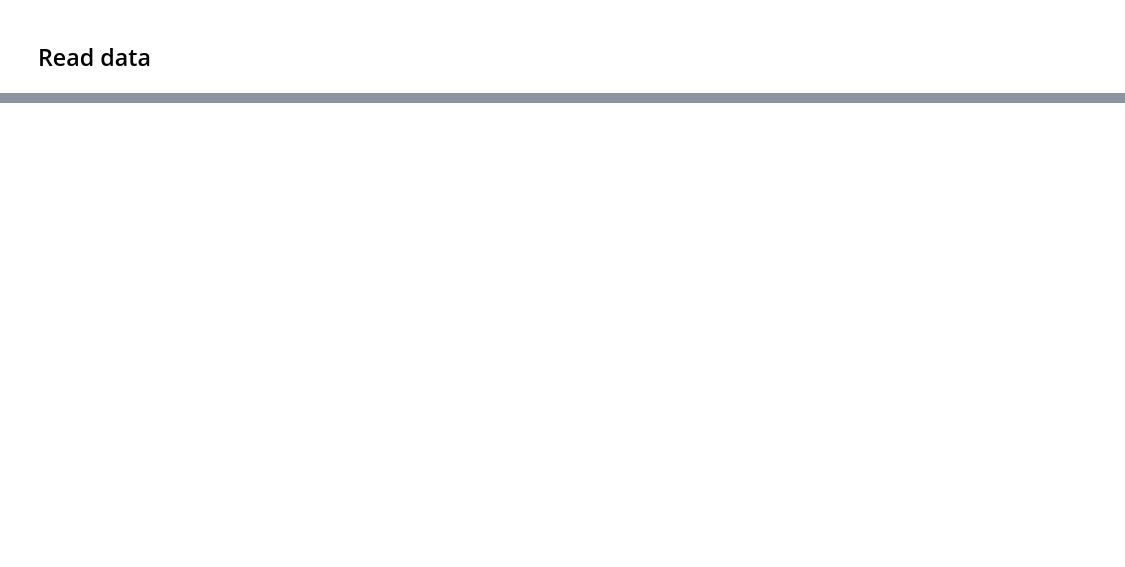
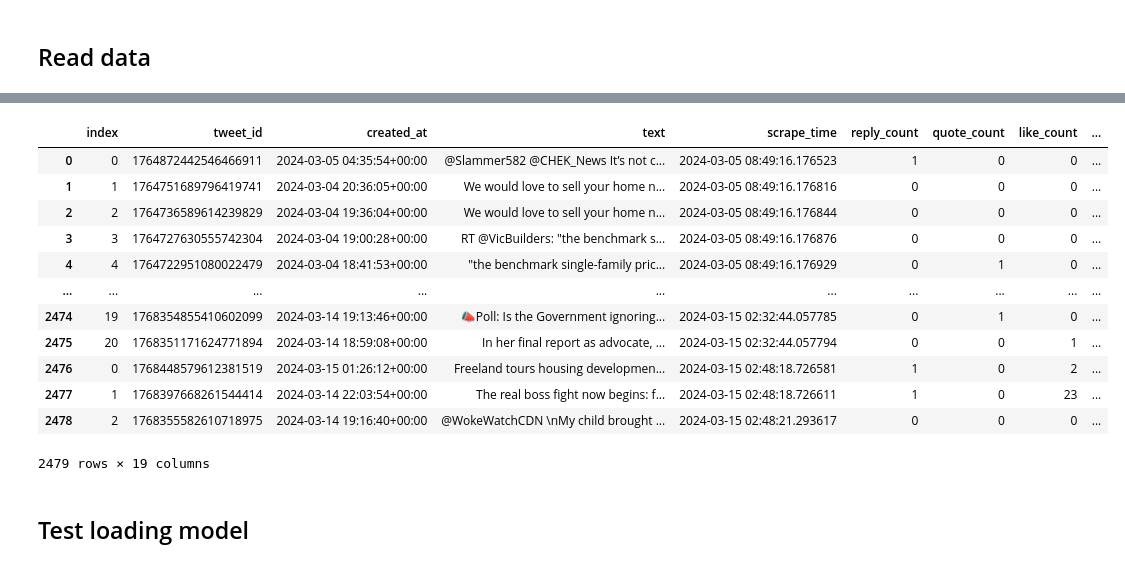
Before and after one commit to sgodfrey66/GVCEH-Phase-3, a Jupyter notebook: research/code_tests/notebook_tests/read_GCPData.ipynb, the cells around one changed output, grey strips where cells are left out. Cells and saved outputs as stored; diff of their text form; code cells hidden in the pictures; blank space fills up the shorter version.

```diff
--- a/research/code_tests/notebook_tests/read_GCPData.ipynb
+++ b/research/code_tests/notebook_tests/read_GCPData.ipynb
@@ -78,0 +256,20 @@ df_x.head()
+# %%
+df_x.drop_duplicates()
+
+df_x
+# %% [output]
+|  | index | tweet_id | created_at | text | scrape_time | reply_count | quote_count | like_count | ... |
+| 0 | 0 | 1764872442546466911 | 2024-03-05 04:35:54+00:00 | @Slammer582 @CHEK_News It’s not c... | 2024-03-05 08:49:16.176523 | 1 | 0 | 0 | ... |
+| 1 | 1 | 1764751689796419741 | 2024-03-04 20:36:05+00:00 | We would love to sell your home n... | 2024-03-05 08:49:16.176816 | 0 | 0 | 0 | ... |
+| 2 | 2 | 1764736589614239829 | 2024-03-04 19:36:04+00:00 | We would love to sell your home n... | 2024-03-05 08:49:16.176844 | 0 | 0 | 0 | ... |
+| 3 | 3 | 1764727630555742304 | 2024-03-04 19:00:28+00:00 | RT @VicBuilders: "the benchmark s... | 2024-03-05 08:49:16.176876 | 0 | 0 | 0 | ... |
+| 4 | 4 | 1764722951080022479 | 2024-03-04 18:41:53+00:00 | "the benchmark single-family pric... | 2024-03-05 08:49:16.176929 | 0 | 1 | 0 | ... |
+| ... | ... | ... | ... | ... | ... | ... | ... | ... | ... |
+| 2474 | 19 | 1768354855410602099 | 2024-03-14 19:13:46+00:00 | 📣Poll: Is the Government ignoring... | 2024-03-15 02:32:44.057785 | 0 | 1 | 0 | ... |
+| 2475 | 20 | 1768351171624771894 | 2024-03-14 18:59:08+00:00 | In her final report as advocate, ... | 2024-03-15 02:32:44.057794 | 0 | 0 | 1 | ... |
+| 2476 | 0 | 1768448579612381519 | 2024-03-15 01:26:12+00:00 | Freeland tours housing developmen... | 2024-03-15 02:48:18.726581 | 1 | 0 | 2 | ... |
+| 2477 | 1 | 1768397668261544414 | 2024-03-14 22:03:54+00:00 | The real boss fight now begins: f... | 2024-03-15 02:48:18.726611 | 1 | 0 | 23 | ... |
+| 2478 | 2 | 1768355582610718975 | 2024-03-14 19:16:40+00:00 | @WokeWatchCDN \nMy child brought ... | 2024-03-15 02:48:21.293617 | 0 | 0 | 0 | ... |
+2479 rows × 19 columns
+# %% [markdown]
+## Test loading model
```
Also changed, not shown: parts of 19 cells of this notebook, 9 other files.
